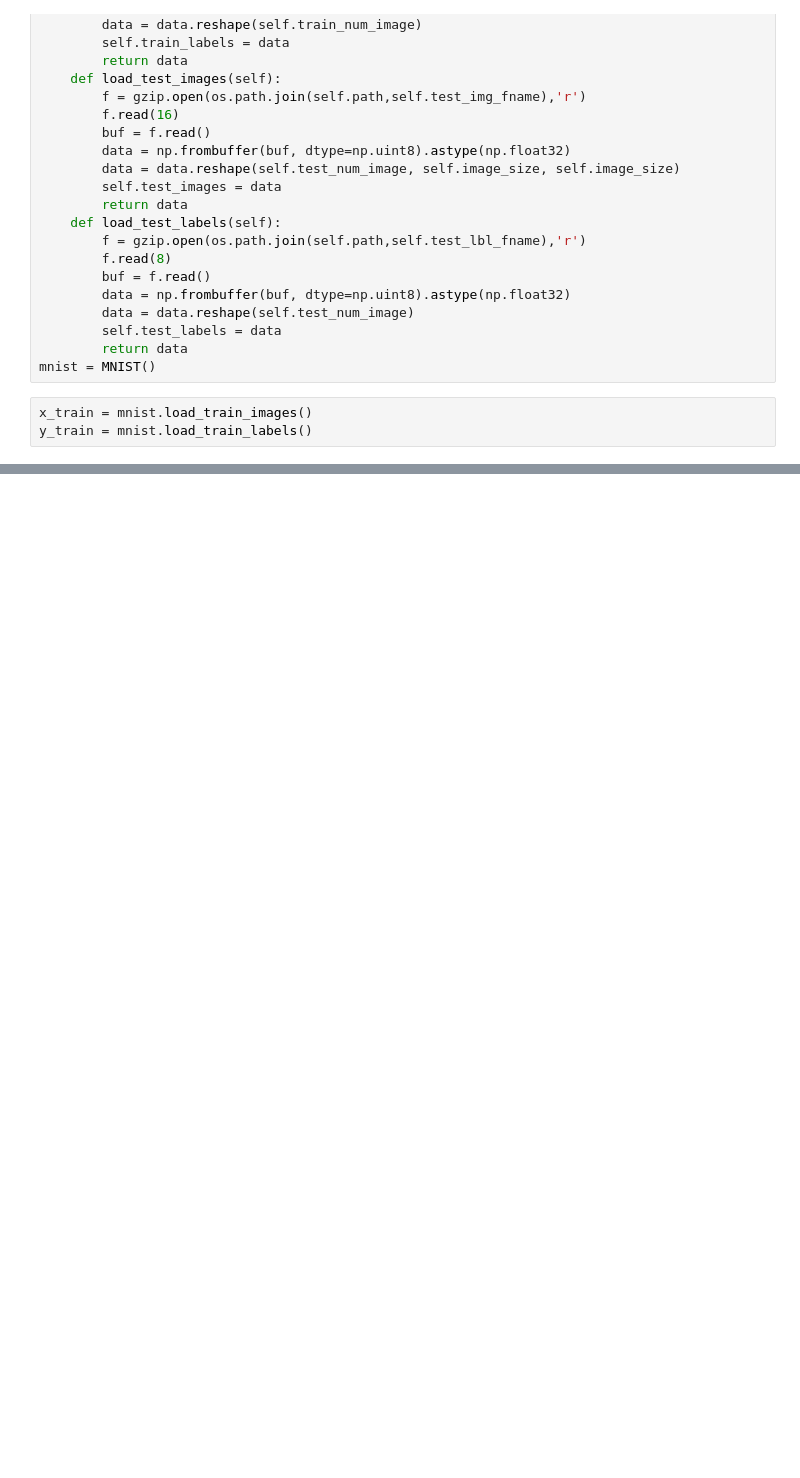
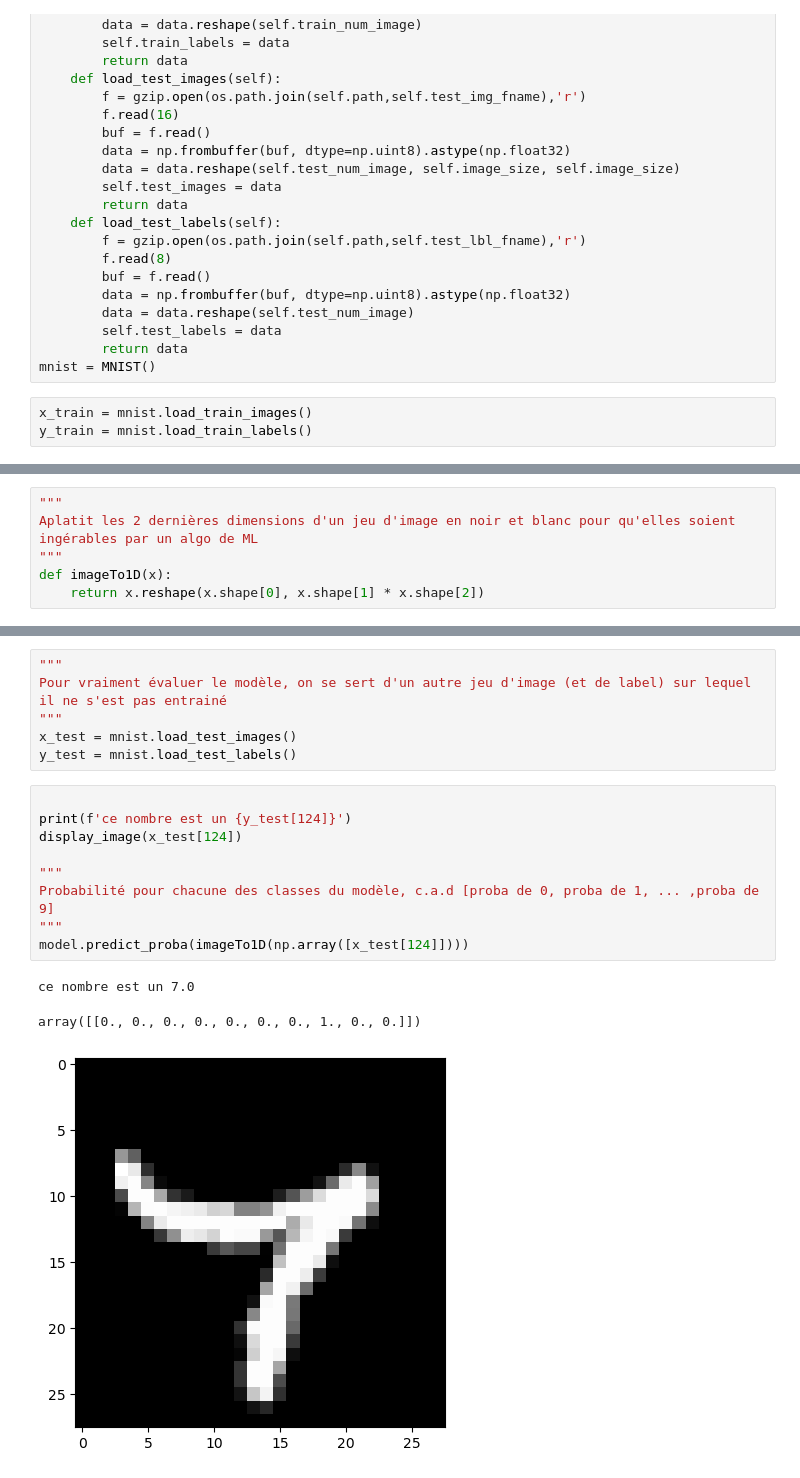
Before and after one commit to noancloarec/bootstrap_base, a Jupyter notebook: bootstrap.ipynb, the cells around one changed output, grey strips where cells are left out. Drawn from its saved outputs; the diff is of its cells as text; blank space fills up the shorter version.

```diff
--- a/bootstrap.ipynb
+++ b/bootstrap.ipynb
@@ -63,0 +73,6 @@ this is a  5.0
+# %%
+"""
+Aplatit les 2 dernières dimensions d'un jeu d'image en noir et blanc pour qu'elles soient ingérables par un algo de ML
+"""
+def imageTo1D(x):
+    return x.reshape(x.shape[0], x.shape[1] * x.shape[2])
@@ -63,0 +100,19 @@ this is a  5.0
+# %%
+"""
+Pour vraiment évaluer le modèle, on se sert d'un autre jeu d'image (et de label) sur lequel il ne s'est pas entrainé
+"""
+x_test = mnist.load_test_images()
+y_test = mnist.load_test_labels()
+# %%
+
+print(f'ce nombre est un {y_test[124]}')
+display_image(x_test[124])
+
+"""
+Probabilité pour chacune des classes du modèle, c.a.d [proba de 0, proba de 1, ... ,proba de 9]
+"""
+model.predict_proba(imageTo1D(np.array([x_test[124]])))
+# %% [output]
+ce nombre est un 7.0
+array([[0., 0., 0., 0., 0., 0., 0., 1., 0., 0.]])
+[figure, added]
```
Also changed, not shown: parts of 7 cells of this notebook.
